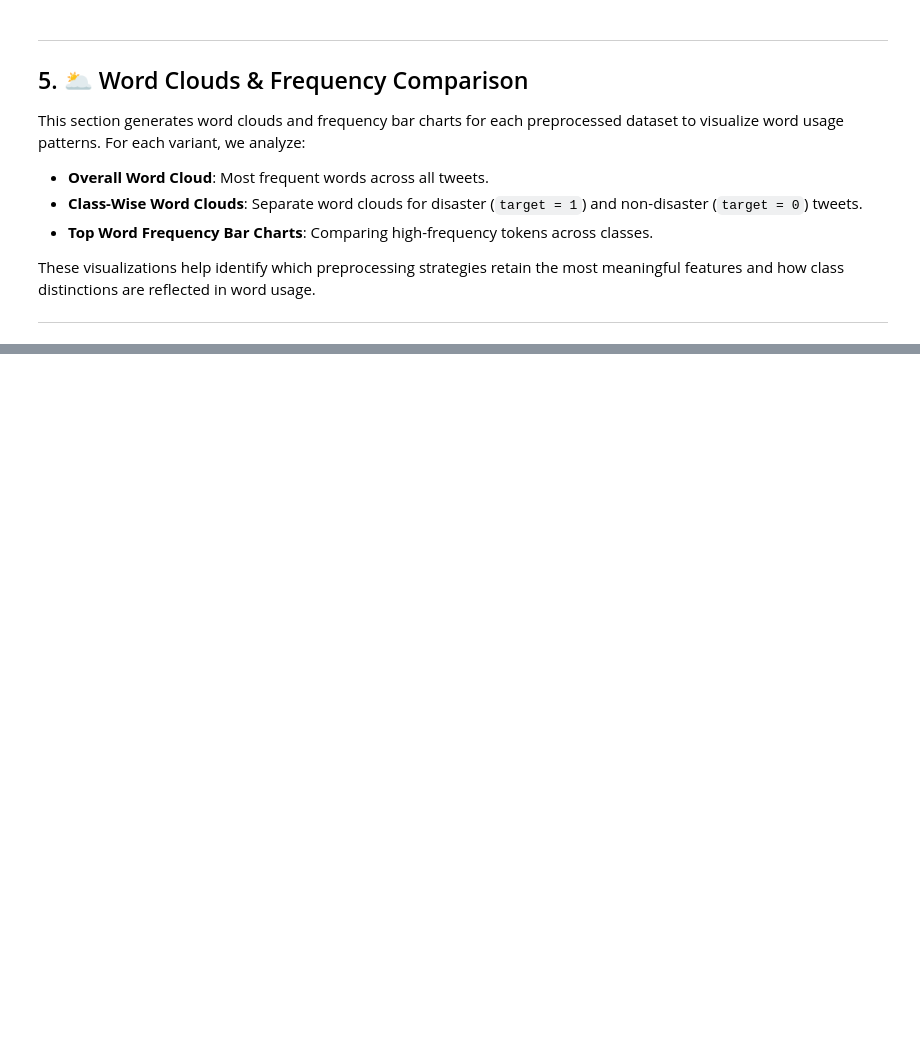
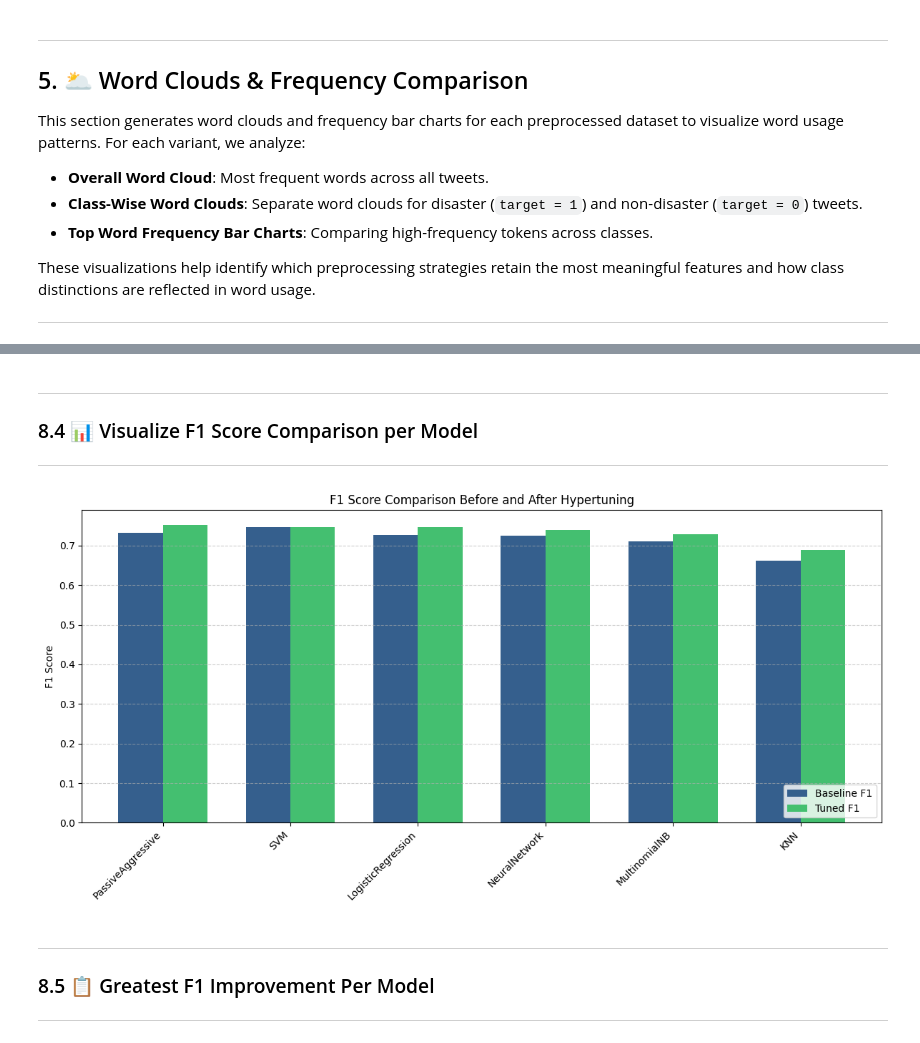
Before and after one commit to CSC-4260-Advanced-Data-Science-Project/NLP_Disaster_Tweets, a Jupyter notebook: NLP_DS_Pipeline.ipynb, the cells around one changed output, grey strips where cells are left out. Saved outputs shown, nothing was run; the diff lists cells and outputs as text; code cells hidden in the pictures; blank space fills up the shorter version.

```diff
--- a/NLP_DS_Pipeline.ipynb
+++ b/NLP_DS_Pipeline.ipynb
@@ -1806,0 +1921,17 @@ We visualize:
+# %%
+# Merge baseline and final
+merged = pd.merge(
+    left=final_results,
+    right=baseline_results,
+    on=["Dataset", "Model"],
+    suffixes=('_Final', '_Baseline')
+)
+
+# Sort by tuned F1 score
+merged = merged.sort_values(by="F1 Score_Final", ascending=False)
+
+# Select top result per unique model
+merged_top_models = merged.drop_duplicates(subset="Model", keep="first").reset_index(drop=True)
+
+# View
+merged_top_models.head(6)
@@ -1806,0 +1946,46 @@ We visualize:
+# %% [markdown]
+---
+### 8.4 📊 Visualize F1 Score Comparison per Model
+
+---
+# %%
+# Set figure size
+plt.figure(figsize=(12, 6))
+
+# Define the models and their F1 scores
+models = merged_top_models['Model']
+baseline_f1 = merged_top_models['F1 Score_Baseline']
+tuned_f1 = merged_top_models['F1 Score_Final']
+
+# Set up the bar positions
+x = np.arange(len(models))
+width = 0.35  # width of the bars
+
+# 🎨 Viridis colormap and pick blue/green shades
+viridis = cm.get_cmap('viridis', 256)
+baseline_color = to_hex(viridis(0.3))  # bluish side
+tuned_color = to_hex(viridis(0.7))     # greenish side
+
+# Plot bars
+plt.bar(x - width/2, baseline_f1, width, label='Baseline F1', color=baseline_color)
+plt.bar(x + width/2, tuned_f1, width, label='Tuned F1', color=tuned_color)
+
+# Labels and Title
+plt.ylabel('F1 Score')
+plt.title('F1 Score Comparison Before and After Hypertuning')
+plt.xticks(x, models, rotation=45, ha='right')
+plt.legend(loc='lower right')
+plt.grid(axis='y', linestyle='--', alpha=0.6)
+plt.tight_layout()
+
+plt.savefig("F1_Comparison.png")
+
+# Show plot
+plt.show()
+# %% [output]
+[figure, added]
+# %% [markdown]
+---
+### 8.5 📋 Greatest F1 Improvement Per Model
+
+---
```
Also changed, not shown: parts of 78 cells of this notebook.
